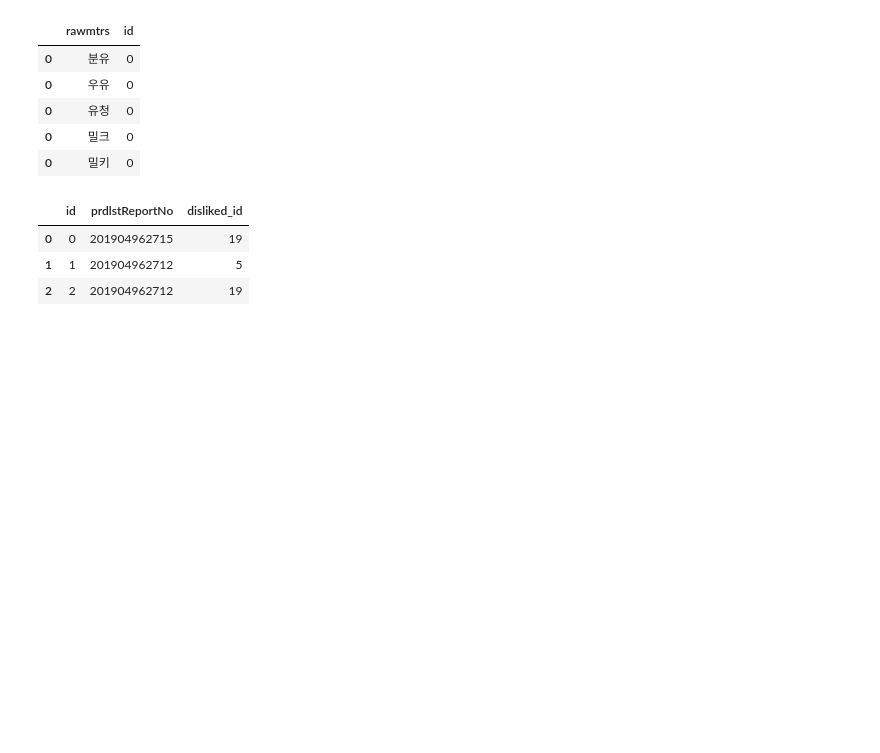
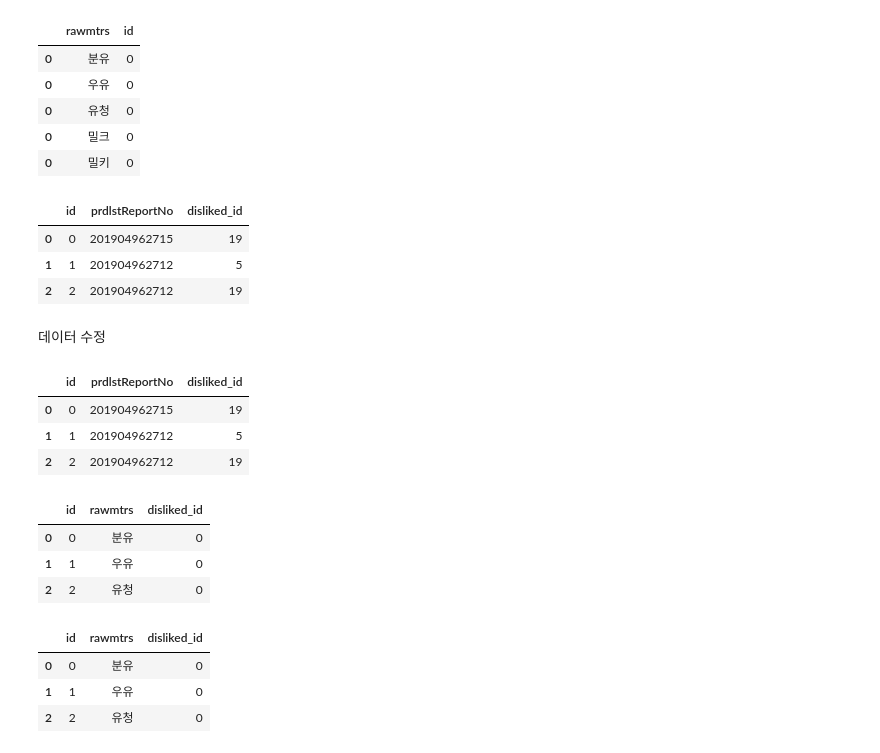
Before and after one commit to songahh/KOFOOS, a Jupyter notebook: data/rawmtr/rawmtr.ipynb, the cells around one changed output. Cells and saved outputs as stored; diff of their text form; code cells hidden in the pictures; blank space fills up the shorter version.

Commit message:
feat: [feature/data-data] 카테고리, 제품 데이터 확인

```diff
--- a/data/rawmtr/rawmtr.ipynb
+++ b/data/rawmtr/rawmtr.ipynb
@@ -265,3 +265,26 @@ product_to_disliked.head(3)
 | 2 | 2 | 201904962712 | 19 |
 # %%
 product_to_disliked.to_csv(DATA_PATH / "product_to_disliked.csv")
+# %% [markdown]
+데이터 수정
+# %%
+DATA_PATH = Path('../csv_files')
+disliked_to_mtr = "disliked_to_mtr.csv"
+product_to_disliked = "product_to_disliked.csv"
+
+product_to_disliked_df = pd.read_csv(DATA_PATH / product_to_disliked, encoding="utf-8")
+disliked_to_mtr_df = pd.read_csv(DATA_PATH / disliked_to_mtr, encoding="utf-8")
+# %%
+product_to_disliked_df.head(3)
+# %% [output]
+|  | id | prdlstReportNo | disliked_id |
+| 0 | 0 | 201904962715 | 19 |
+| 1 | 1 | 201904962712 | 5 |
+| 2 | 2 | 201904962712 | 19 |
+# %%
+disliked_to_mtr_df.head(3)
+# %% [output]
+|  | id | rawmtrs | disliked_id |
+| 0 | 0 | 분유 | 0 |
+| 1 | 1 | 우유 | 0 |
+| 2 | 2 | 유청 | 0 |
@@ -267,0 +294,8 @@ product_to_disliked.to_csv(DATA_PATH / "product_to_disliked.csv")
+# %%
+disliked_to_mtr_df['rawmtrs'] =  disliked_to_mtr_df['rawmtrs'].str.replace(" ", "")
+disliked_to_mtr_df.head(3)
+# %% [output]
+|  | id | rawmtrs | disliked_id |
+| 0 | 0 | 분유 | 0 |
+| 1 | 1 | 우유 | 0 |
+| 2 | 2 | 유청 | 0 |
```
Also changed, not shown: parts of 2 cells of this notebook, 1 other file.
